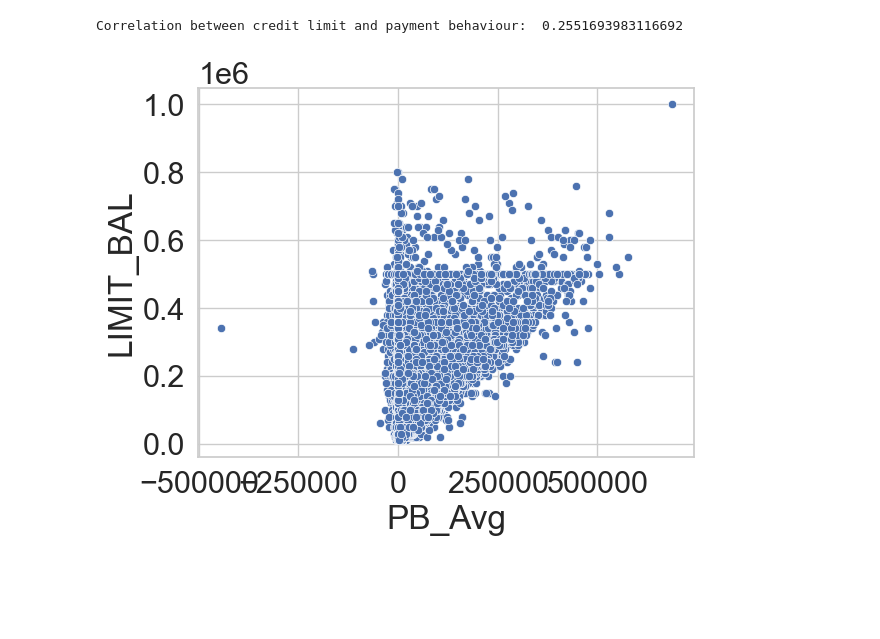
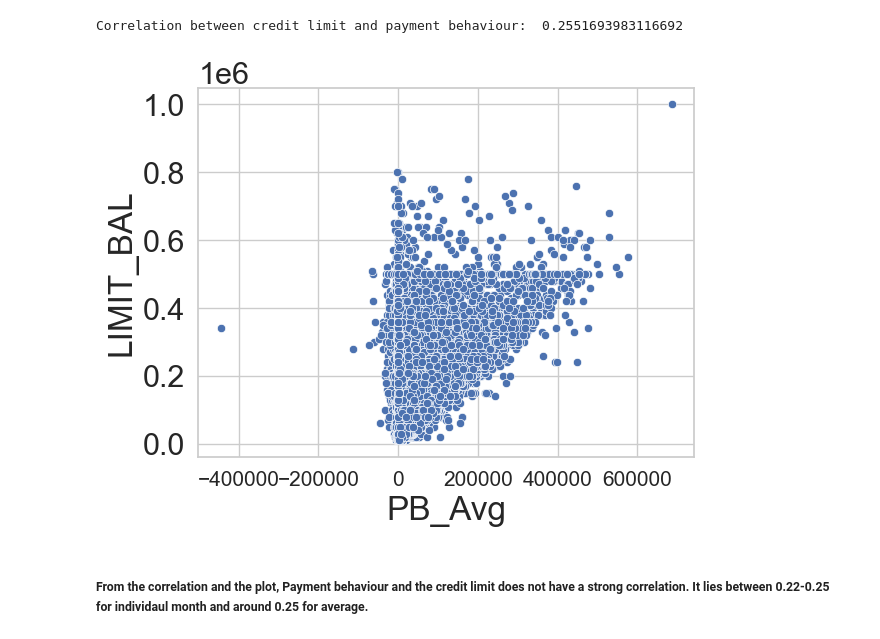
Before and after one commit to ubco-W2022T2-data301/project-group-group27, a Jupyter notebook: analysis/analysis_Betty.ipynb, the cells around one changed output. Cells and saved outputs as stored; diff of their text form; code cells hidden in the pictures; blank space fills up the shorter version.

```diff
--- a/analysis/analysis_Betty.ipynb
+++ b/analysis/analysis_Betty.ipynb
@@ -518,7 +559,9 @@ print("Correlation between credit limit and payment behaviour: ", corr_pb)
 # %% [output]
 Correlation between credit limit and payment behaviour:  0.2551693983116692
 # %%
-sns.scatterplot(x='PB_Avg', y='LIMIT_BAL', data = data3)
+sns.scatterplot(x='PB_Avg', y='LIMIT_BAL', data = data3).tick_params(axis = 'x', labelsize = 15)
 plt.show()
 # %% [output]
-[figure, old version]
+[figure, new version]
+# %% [markdown]
+##### From the correlation and the plot, Payment behaviour and the credit limit does not have a strong correlation. It lies between 0.22-0.25 for individaul month and around 0.25 for average.
```
Also changed, not shown: parts of 8 cells of this notebook.
